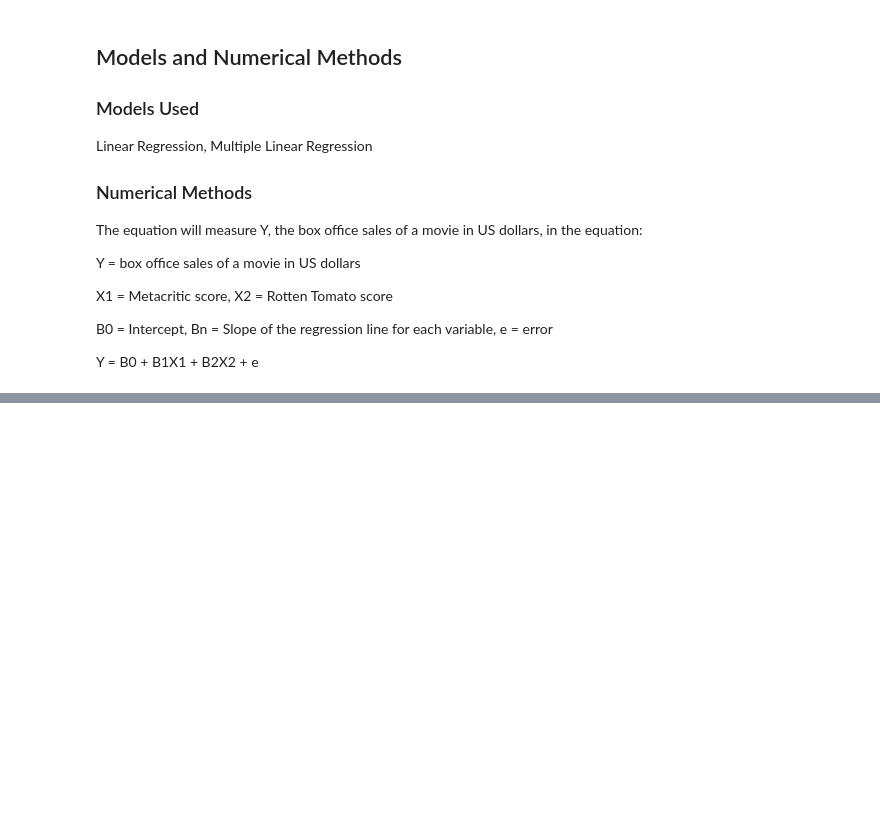
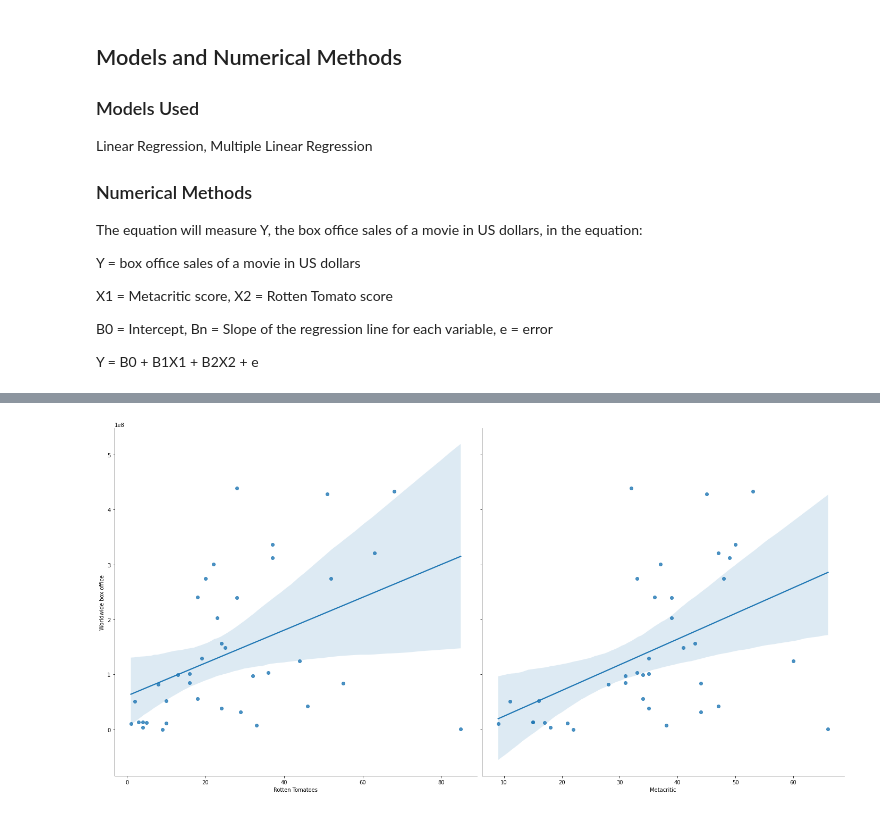
Before and after one commit to aaronhum/MAT421, a Jupyter notebook: final_project/final_project.ipynb, the cells around one changed output, grey strips where cells are left out. Saved outputs shown, nothing was run; the diff lists cells and outputs as text; code cells hidden in the pictures; blank space fills up the shorter version.

```diff
--- a/final_project/final_project.ipynb
+++ b/final_project/final_project.ipynb
@@ -80,0 +196,5 @@ plt.tight_layout()
+# %%
+sns.pairplot(dataset, x_vars=['Rotten Tomatoes', 'Metacritic'], y_vars='Worldwide box office', height=10, aspect=1, kind='reg')
+plt.show()
+# %% [output]
+[figure, added]
```
Also changed, not shown: parts of 30 cells of this notebook.
